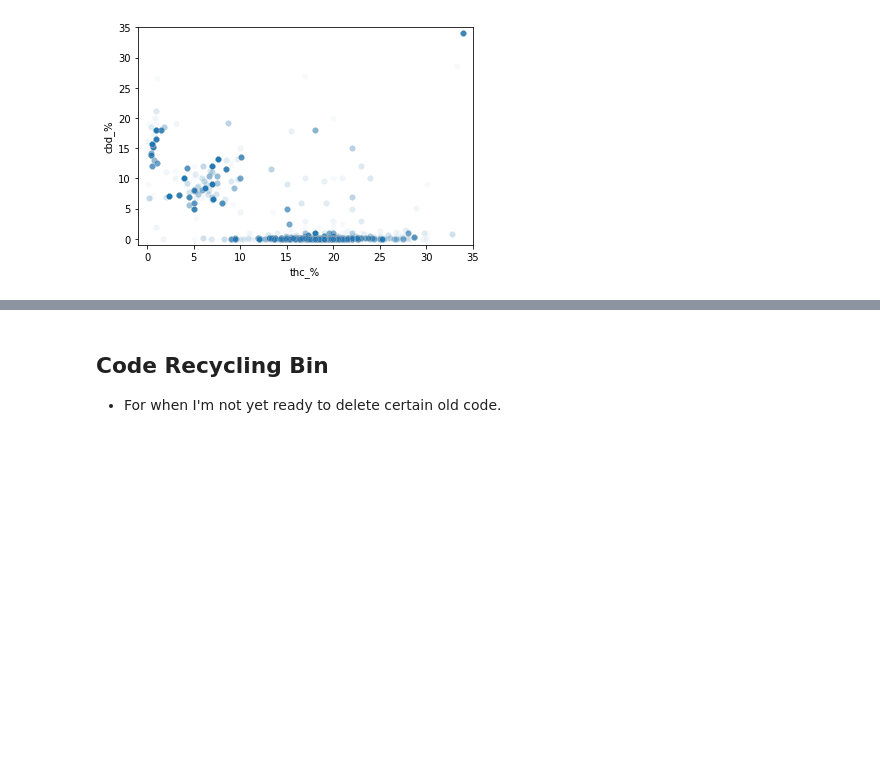
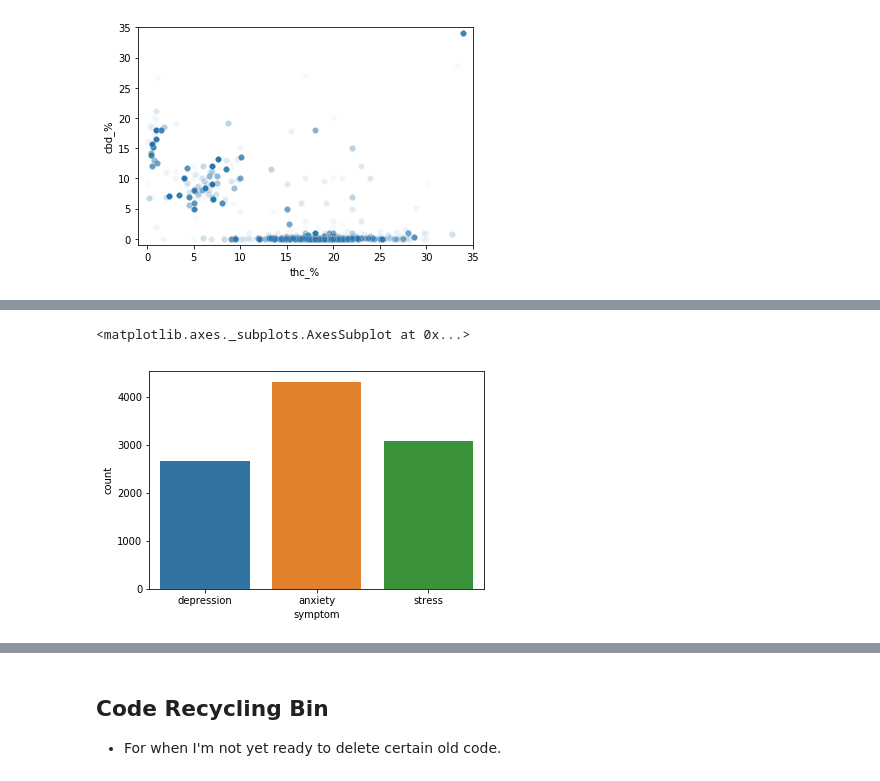
Before and after one commit to TerraJRiley/Cannabis_data, a Jupyter notebook: Cannabis_insights.ipynb, the cells around one changed output, grey strips where cells are left out. Drawn from its saved outputs; the diff is of its cells as text; code cells hidden in the pictures; blank space fills up the shorter version.

```diff
--- a/Cannabis_insights.ipynb
+++ b/Cannabis_insights.ipynb
@@ -303,0 +359,5 @@ sns.scatterplot(df['thc_%'],df['cbd_%'],alpha=0.03);
+# %%
+sns.countplot(df['symptom'])
+# %% [output]
+<matplotlib.axes._subplots.AxesSubplot at 0x...>
+[figure, added]
```
Also changed, not shown: parts of 22 cells of this notebook, 6 other files.
